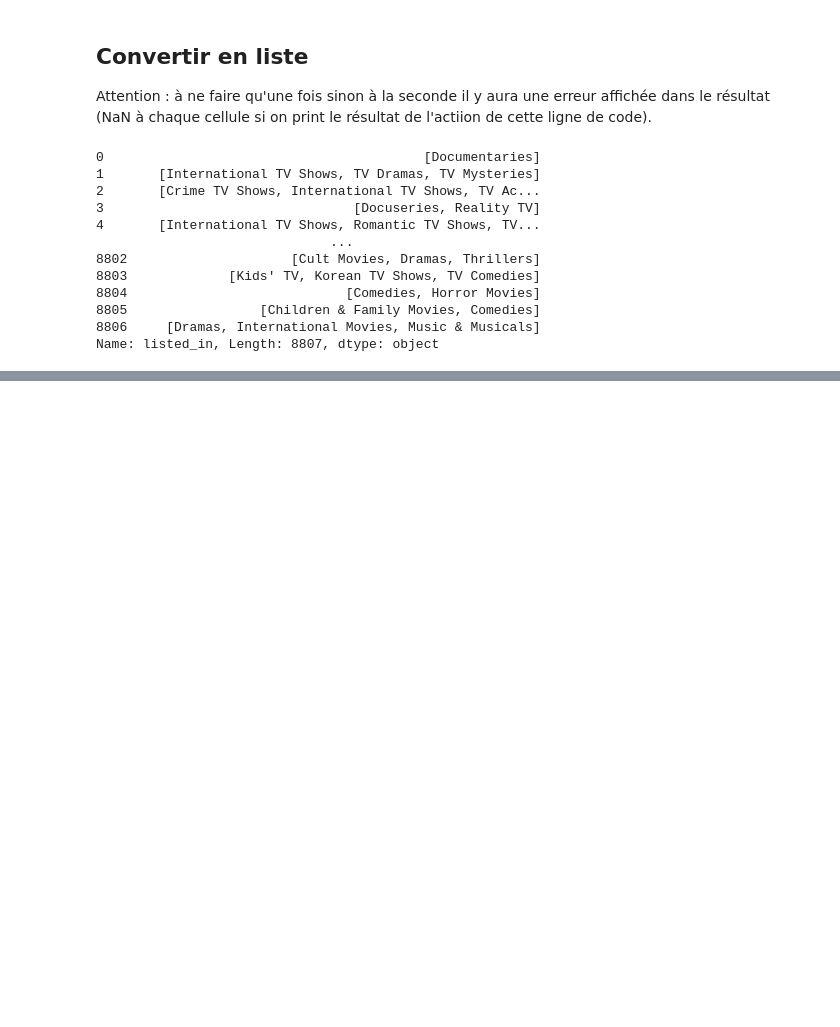
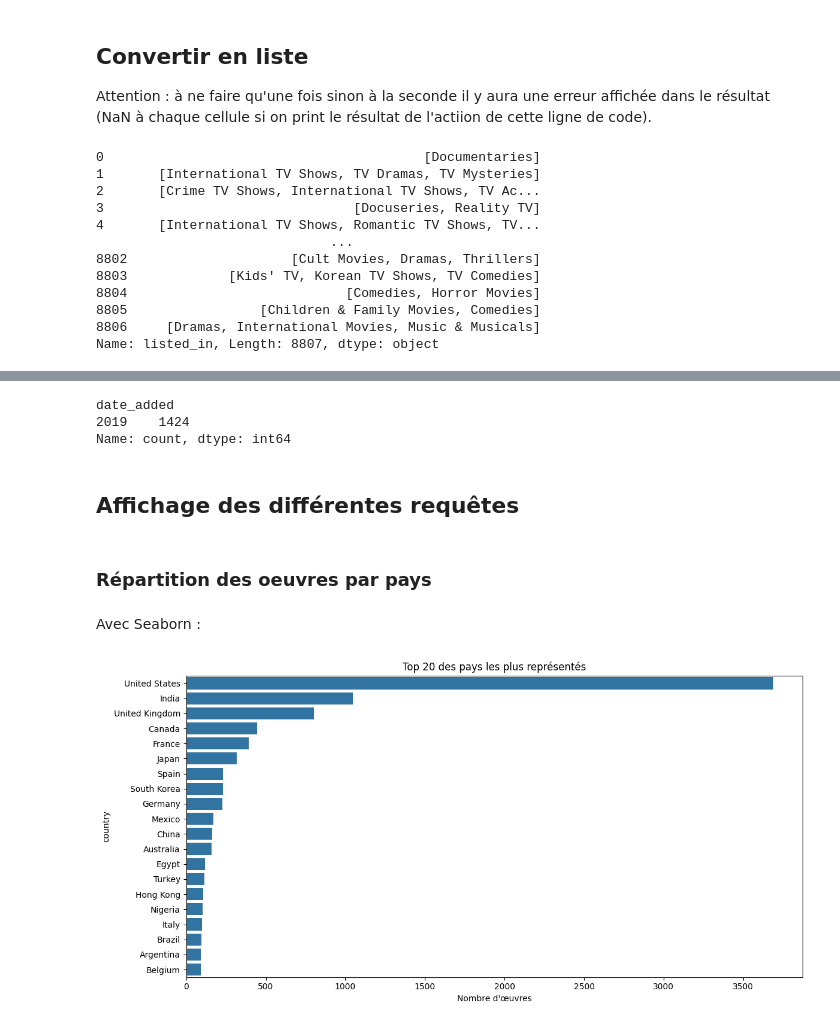
Before and after one commit to michelrostain/netflix-insights, a Jupyter notebook: netflix_data_analysis.ipynb, the cells around one changed output, grey strips where cells are left out. Drawn from its saved outputs; the diff is of its cells as text; code cells hidden in the pictures; blank space fills up the shorter version.

```diff
--- a/netflix_data_analysis.ipynb
+++ b/netflix_data_analysis.ipynb
@@ -380,0 +493,23 @@ Name: listed_in, Length: 8807, dtype: object
+# %%
+df[df["type"] == "Movie"]["date_added"].dt.year.value_counts().head(1)
+# %% [output]
+date_added
+2019    1424
+Name: count, dtype: int64
+# %% [markdown]
+## **Affichage des différentes requêtes**
+# %% [markdown]
+### Répartition des oeuvres par pays
+# %% [markdown]
+Avec Seaborn :
+# %%
+top_pays = df["country"].str.split(", ").explode().value_counts().head(20)
+
+plt.figure(figsize=(12, 6))
+sns.barplot(x=top_pays.values, y=top_pays.index)
+plt.title("Top 20 des pays les plus représentés")
+plt.xlabel("Nombre d'œuvres")
+plt.tight_layout()
+plt.show()
+# %% [output]
+[figure, added]
```
Also changed, not shown: parts of 36 cells of this notebook.
